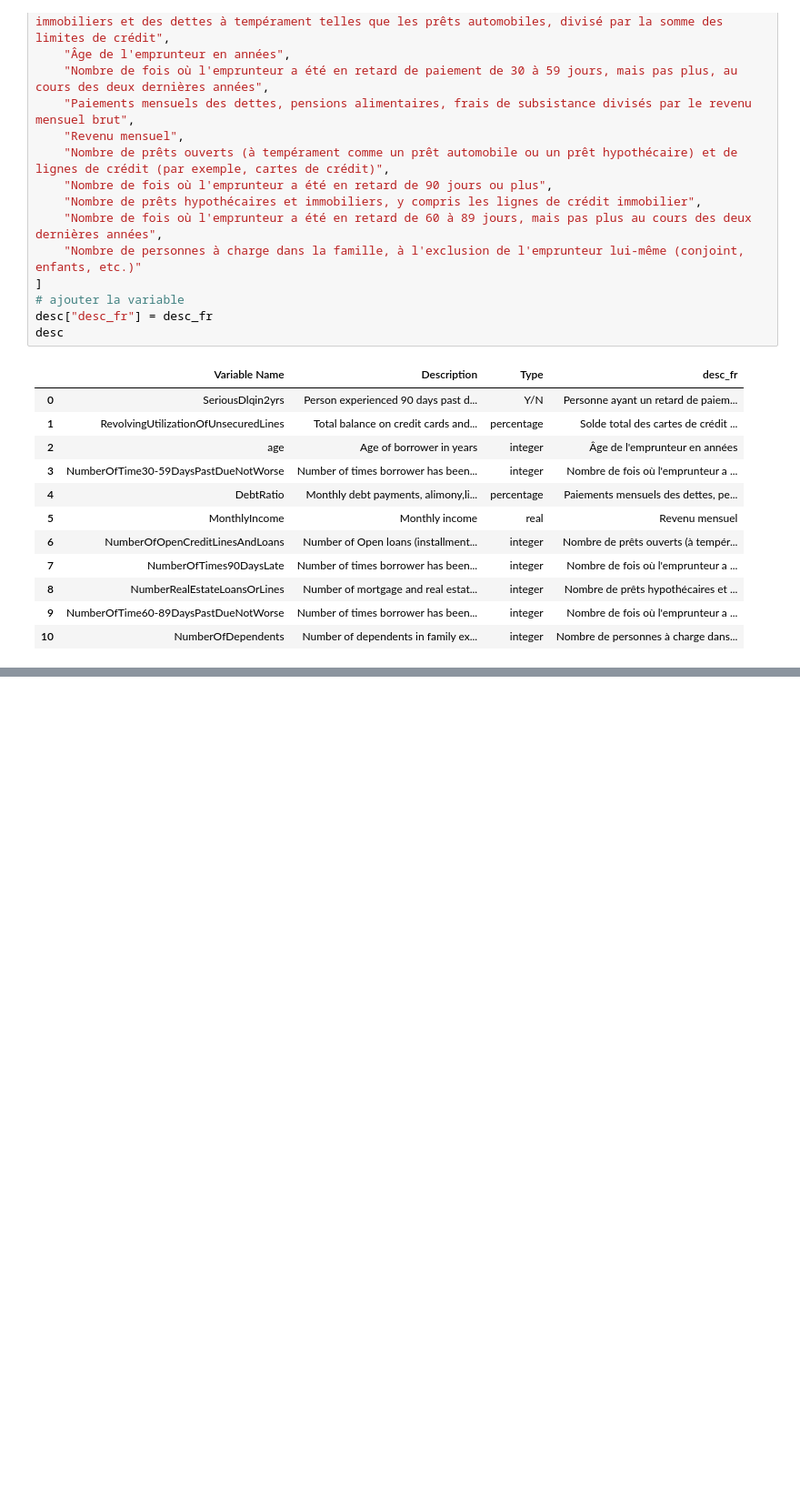
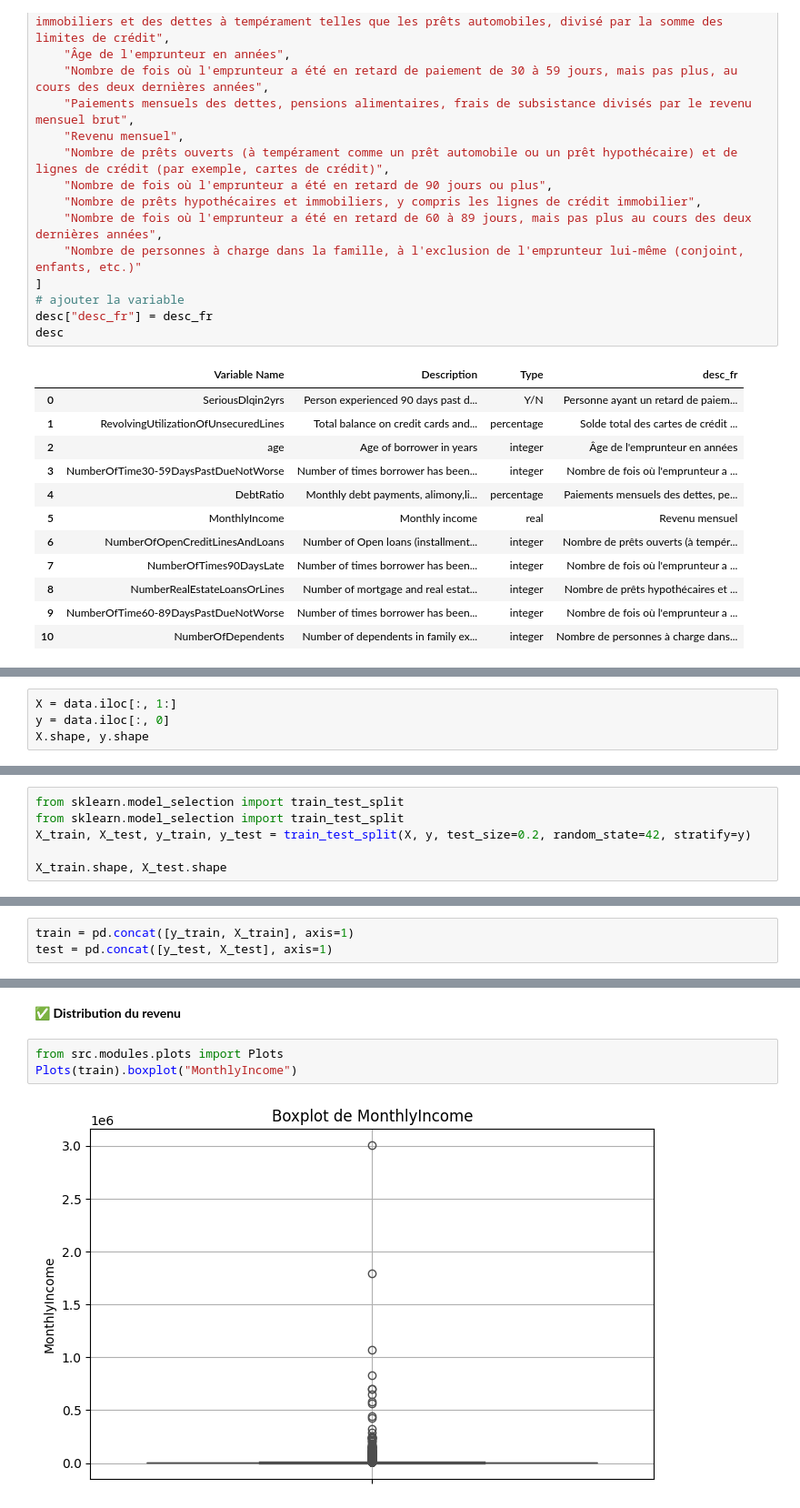
Before and after one commit to AmoussouKokou/formation, a Jupyter notebook: src/deroule.ipynb, the cells around one changed output, grey strips where cells are left out. Shown at 91% size. Saved outputs shown, nothing was run; the diff lists cells and outputs as text; blank space fills up the shorter version.

```diff
--- a/src/deroule.ipynb
+++ b/src/deroule.ipynb
@@ -103,0 +124,4 @@ desc
+# %%
+X = data.iloc[:, 1:]
+y = data.iloc[:, 0]
+X.shape, y.shape
@@ -103,0 +130,6 @@ desc
+# %%
+from sklearn.model_selection import train_test_split
+from sklearn.model_selection import train_test_split
+X_train, X_test, y_train, y_test = train_test_split(X, y, test_size=0.2, random_state=42, stratify=y)
+
+X_train.shape, X_test.shape
@@ -103,0 +138,3 @@ desc
+# %%
+train = pd.concat([y_train, X_train], axis=1)
+test = pd.concat([y_test, X_test], axis=1)
@@ -103,0 +202,7 @@ desc
+# %% [markdown]
+✅ **Distribution du revenu**
+# %%
+from src.modules.plots import Plots
+Plots(train).boxplot("MonthlyIncome")
+# %% [output]
+[figure, added]
```
Also changed, not shown: parts of 68 cells of this notebook, 15 other files.
